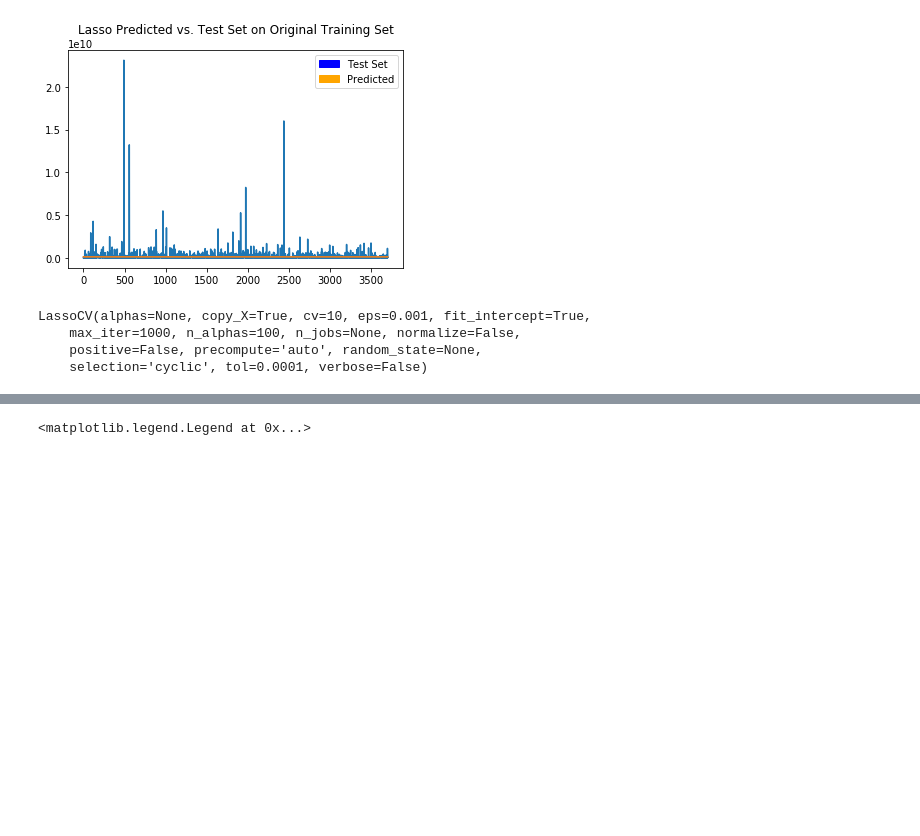
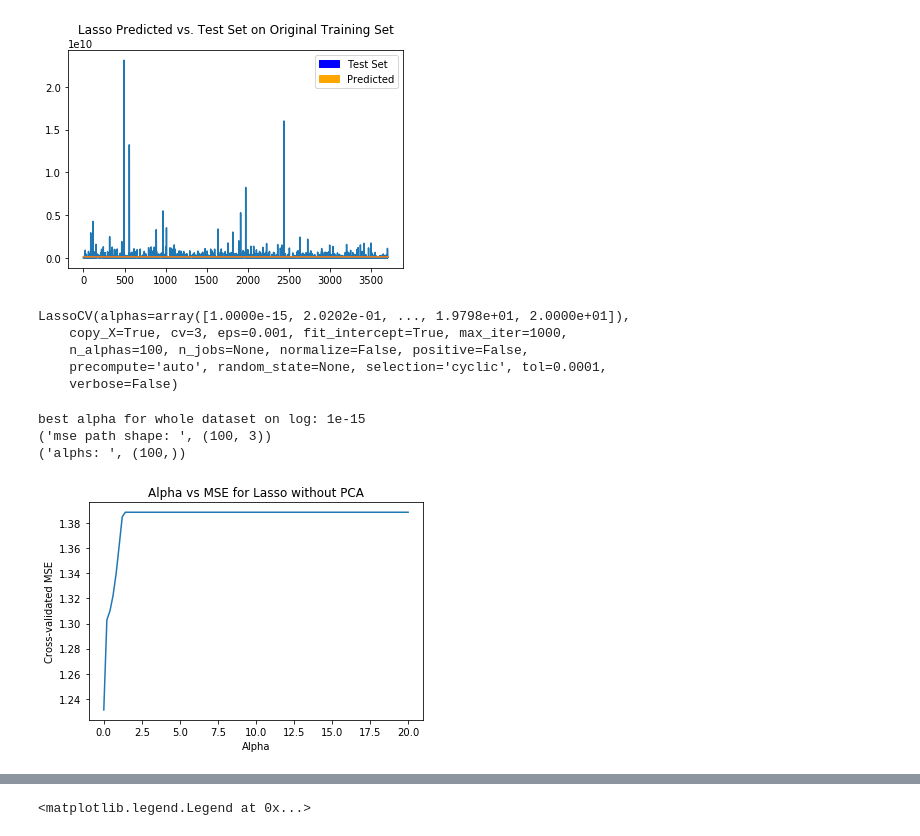
Before and after one commit to aparamshetti/StatsProject, a Jupyter notebook: code/Final Project Lasso.ipynb, the cells around one changed output, grey strips where cells are left out. Cells and saved outputs as stored; diff of their text form; code cells hidden in the pictures; blank space fills up the shorter version.

```diff
--- a/code/Final Project Lasso.ipynb
+++ b/code/Final Project Lasso.ipynb
@@ -29,0 +26,4 @@ df = df[df['totals.transactionRevenue'] != 0]
+# %%
+#Remove entries with 0 revenue for PCA Data training set
+X_train=X_train[y_train ['totals.transactionRevenue']!=0]
+y_train = y_train[y_train['totals.transactionRevenue'] != 0]
@@ -84,13 +124,29 @@ y_test_rev=y_test['totals.transactionRevenue']
 x_train2, x_test2 , y_train2, y_test2= train_test_split(X_train,y_train_rev,test_size=0.2, random_state=7)
 # %%
 #Fit a lasso Model to PCA set
-lasso_PCA=LassoCV(cv=10)
+lasso_PCA=LassoCV(alphas = np.linspace(1e-15,20,num=100), cv=3)
 lasso_PCA.fit(x_train2,y_train2)
 # %% [output]
-LassoCV(alphas=None, copy_X=True, cv=10, eps=0.001, fit_intercept=True,
-    max_iter=1000, n_alphas=100, n_jobs=None, normalize=False,
-    positive=False, precompute='auto', random_state=None,
-    selection='cyclic', tol=0.0001, verbose=False)
+LassoCV(alphas=array([1.0000e-15, 2.0202e-01, ..., 1.9798e+01, 2.0000e+01]),
+    copy_X=True, cv=3, eps=0.001, fit_intercept=True, max_iter=1000,
+    n_alphas=100, n_jobs=None, normalize=False, positive=False,
+    precompute='auto', random_state=None, selection='cyclic', tol=0.0001,
+    verbose=False)
+# %%
+print("best alpha for whole dataset on log: " + str(lasso_PCA.alpha_))
+print("mse path shape: ", lasso_PCA.mse_path_.shape)
+print("alphs: ", lasso_PCA.alphas_.shape)
+mseMeans = lasso_PCA.mse_path_.mean(axis=1)
+plt.plot(lasso_PCA.alphas_, mseMeans)
+plt.xlabel("Alpha")
+plt.ylabel("Cross-validated MSE")
+plt.title("Alpha vs MSE for Lasso without PCA")
+plt.show()
+# %% [output]
+best alpha for whole dataset on log: 1e-15
+('mse path shape: ', (100, 3))
+('alphs: ', (100,))
+[figure, added]
 # %%
 #Testing Error for PCA Dataset
 mse=mean_squared_error(y_test2, lasso_PCA.predict(x_test2))
```
Also changed, not shown: parts of 12 cells of this notebook, 6 other files.
